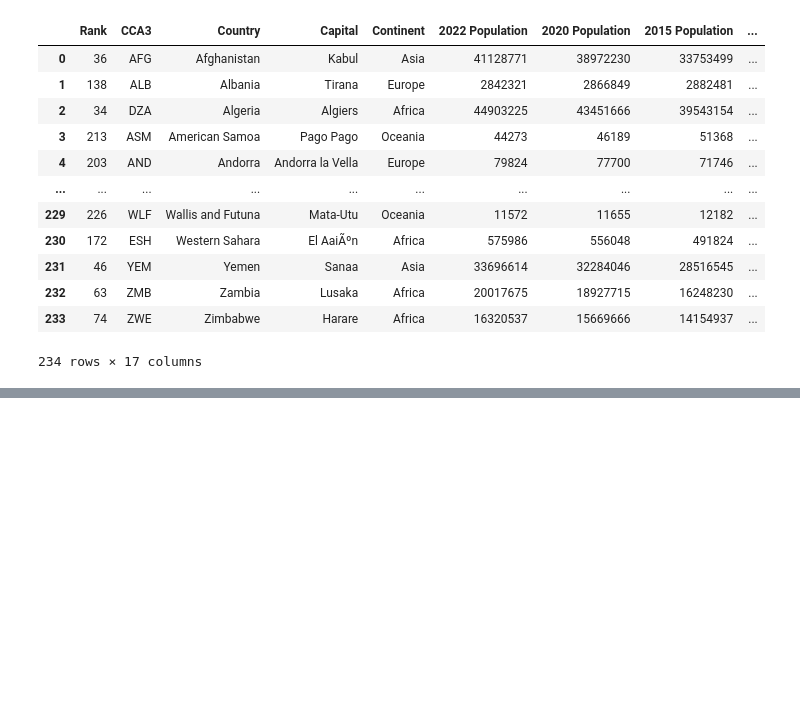
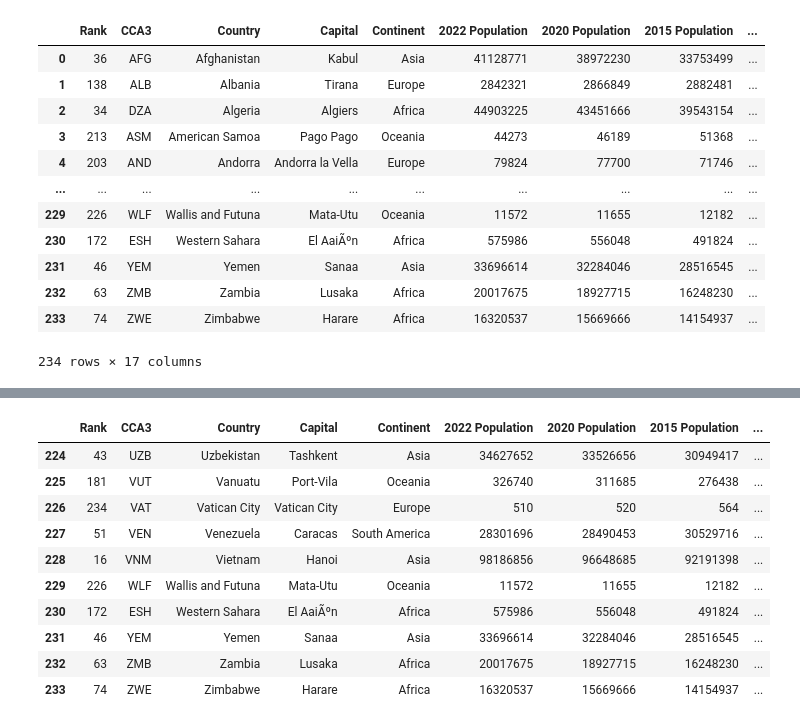
Before and after one commit to kazrkb/pandas-for-data-analytics, a Jupyter notebook: Reading Files Using Pandas.ipynb, the cells around one changed output, grey strips where cells are left out. Cells and saved outputs as stored; diff of their text form; code cells hidden in the pictures; blank space fills up the shorter version.

```diff
--- a/Reading Files Using Pandas.ipynb
+++ b/Reading Files Using Pandas.ipynb
@@ -100,0 +139,14 @@ df
+# %%
+df.tail(10)
+# %% [output]
+|  | Rank | CCA3 | Country | Capital | Continent | 2022 Population | 2020 Population | 2015 Population | ... |
+| 224 | 43 | UZB | Uzbekistan | Tashkent | Asia | 34627652 | 33526656 | 30949417 | ... |
+| 225 | 181 | VUT | Vanuatu | Port-Vila | Oceania | 326740 | 311685 | 276438 | ... |
+| 226 | 234 | VAT | Vatican City | Vatican City | Europe | 510 | 520 | 564 | ... |
+| 227 | 51 | VEN | Venezuela | Caracas | South America | 28301696 | 28490453 | 30529716 | ... |
+| 228 | 16 | VNM | Vietnam | Hanoi | Asia | 98186856 | 96648685 | 92191398 | ... |
+| 229 | 226 | WLF | Wallis and Futuna | Mata-Utu | Oceania | 11572 | 11655 | 12182 | ... |
+| 230 | 172 | ESH | Western Sahara | El AaiÃºn | Africa | 575986 | 556048 | 491824 | ... |
+| 231 | 46 | YEM | Yemen | Sanaa | Asia | 33696614 | 32284046 | 28516545 | ... |
+| 232 | 63 | ZMB | Zambia | Lusaka | Africa | 20017675 | 18927715 | 16248230 | ... |
+| 233 | 74 | ZWE | Zimbabwe | Harare | Africa | 16320537 | 15669666 | 14154937 | ... |
```
Also changed, not shown: parts of 6 cells of this notebook.
